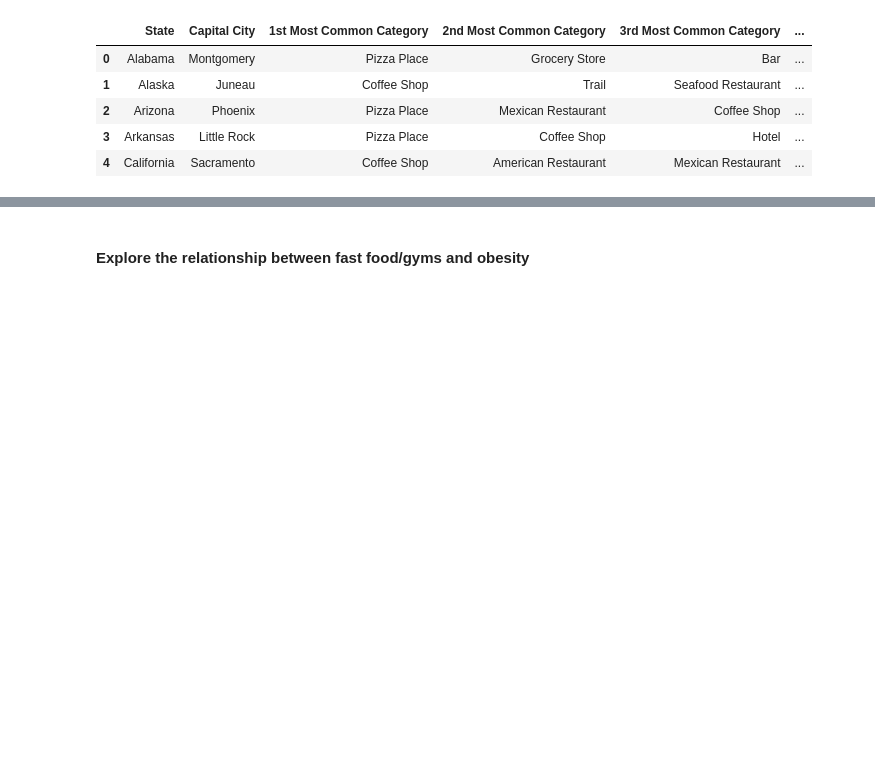
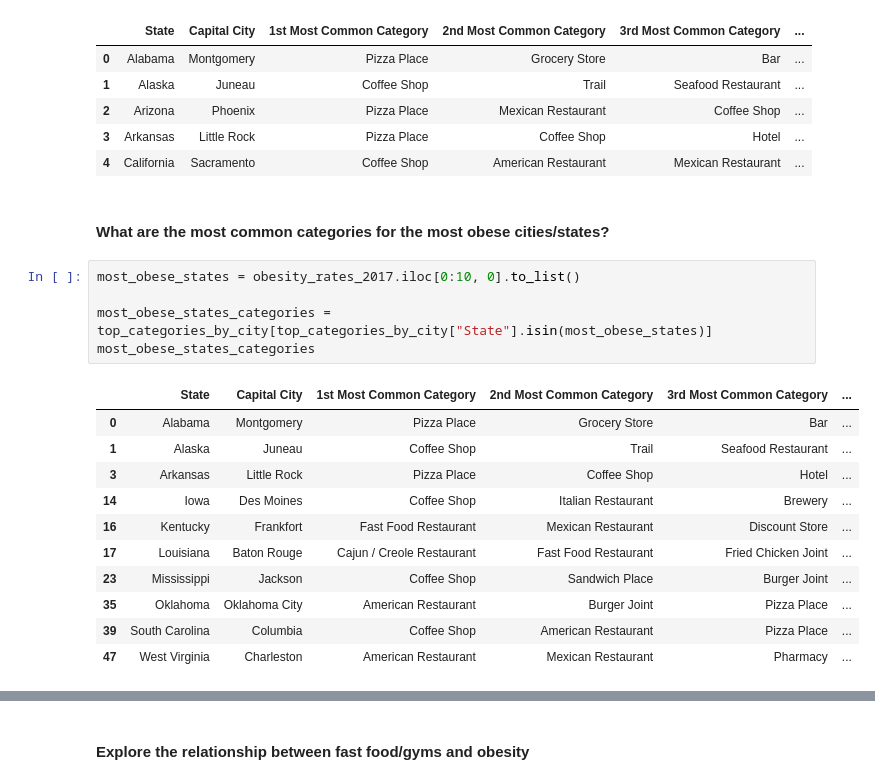
Before and after one commit to amypeniston/data-science-capstone-project, a Jupyter notebook: Week_5_Capstone_Project.ipynb, the cells around one changed output, grey strips where cells are left out. Cells and saved outputs as stored; diff of their text form; blank space fills up the shorter version.

```diff
--- a/Week_5_Capstone_Project.ipynb
+++ b/Week_5_Capstone_Project.ipynb
@@ -796,3 +799,22 @@ top_categories_by_city.head()
 | 2 | Arizona | Phoenix | Pizza Place | Mexican Restaurant | Coffee Shop | ... |
 | 3 | Arkansas | Little Rock | Pizza Place | Coffee Shop | Hotel | ... |
 | 4 | California | Sacramento | Coffee Shop | American Restaurant | Mexican Restaurant | ... |
+# %% [markdown]
+#### What are the most common categories for the most obese cities/states?
+# %%
+most_obese_states = obesity_rates_2017.iloc[0:10, 0].to_list()
+
+most_obese_states_categories = top_categories_by_city[top_categories_by_city["State"].isin(most_obese_states)]
+most_obese_states_categories
+# %% [output]
+|  | State | Capital City | 1st Most Common Category | 2nd Most Common Category | 3rd Most Common Category | ... |
+| 0 | Alabama | Montgomery | Pizza Place | Grocery Store | Bar | ... |
+| 1 | Alaska | Juneau | Coffee Shop | Trail | Seafood Restaurant | ... |
+| 3 | Arkansas | Little Rock | Pizza Place | Coffee Shop | Hotel | ... |
+| 14 | Iowa | Des Moines | Coffee Shop | Italian Restaurant | Brewery | ... |
+| 16 | Kentucky | Frankfort | Fast Food Restaurant | Mexican Restaurant | Discount Store | ... |
+| 17 | Louisiana | Baton Rouge | Cajun / Creole Restaurant | Fast Food Restaurant | Fried Chicken Joint | ... |
+| 23 | Mississippi | Jackson | Coffee Shop | Sandwich Place | Burger Joint | ... |
+| 35 | Oklahoma | Oklahoma City | American Restaurant | Burger Joint | Pizza Place | ... |
+| 39 | South Carolina | Columbia | Coffee Shop | American Restaurant | Pizza Place | ... |
+| 47 | West Virginia | Charleston | American Restaurant | Mexican Restaurant | Pharmacy | ... |
```
Also changed, not shown: parts of 11 cells of this notebook.
